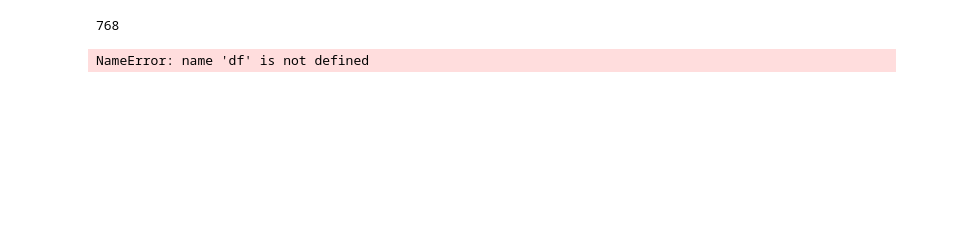
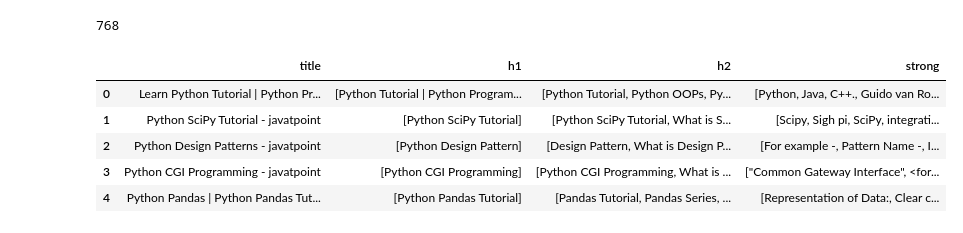
Before and after one commit to mallickboy/Python_Search_Engine, a Jupyter notebook: pinecone.ipynb, the cells around one changed output. Drawn from its saved outputs; the diff is of its cells as text; code cells hidden in the pictures; blank space fills up the shorter version.

```diff
--- a/pinecone.ipynb
+++ b/pinecone.ipynb
@@ -35,10 +24,30 @@ index=p.Index('search')
+# %%
+index=p.Index('search')
+meta_data=df.copy()
+meta_data=meta_data.drop(columns=['link'])
+meta_data.head()
+# %% [output]
+|  | title | h1 | h2 | strong |
+| 0 | Learn Python Tutorial | Python Pr... | [Python Tutorial | Python Program... | [Python Tutorial, Python OOPs, Py... | [Python, Java, C++., Guido van Ro... |
+| 1 | Python SciPy Tutorial - javatpoint | [Python SciPy Tutorial] | [Python SciPy Tutorial, What is S... | [Scipy, Sigh pi, SciPy, integrati... |
+| 2 | Python Design Patterns - javatpoint | [Python Design Pattern] | [Design Pattern, What is Design P... | [For example -, Pattern Name -, I... |
+| 3 | Python CGI Programming - javatpoint | [Python CGI Programming] | [Python CGI Programming, What is ... | ["Common Gateway Interface", <for... |
+| 4 | Python Pandas | Python Pandas Tut... | [Python Pandas Tutorial] | [Pandas Tutorial, Pandas Series, ... | [Representation of Data:, Clear c... |
 # %%
 query_list=[]
+
 for i,row in df.iterrows():
+    encoding= model2.encode(row['title']).tolist()
     query_list.append(
         (
-            str(df.index)
+            str(i),
+            encoding,
+            {
+                "link":str(row["link"]),
+                "title":str(row["title"])
+            }
         )
     )
+    # if len(query_list)==50 or i==len(df)-1:
+    #     index.upsert(vectors=query_list)
+    #     query_list=[]
-# %% [output]
-NameError: name 'df' is not defined
```
Also changed, not shown: parts of 12 cells of this notebook, 2 other files.
